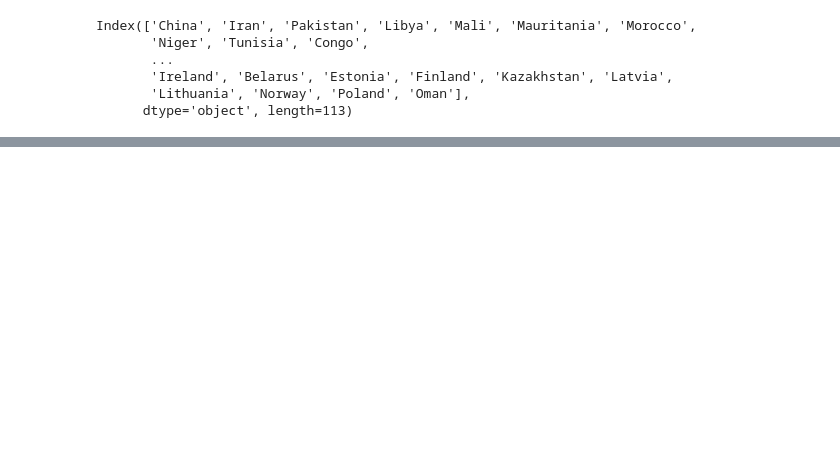
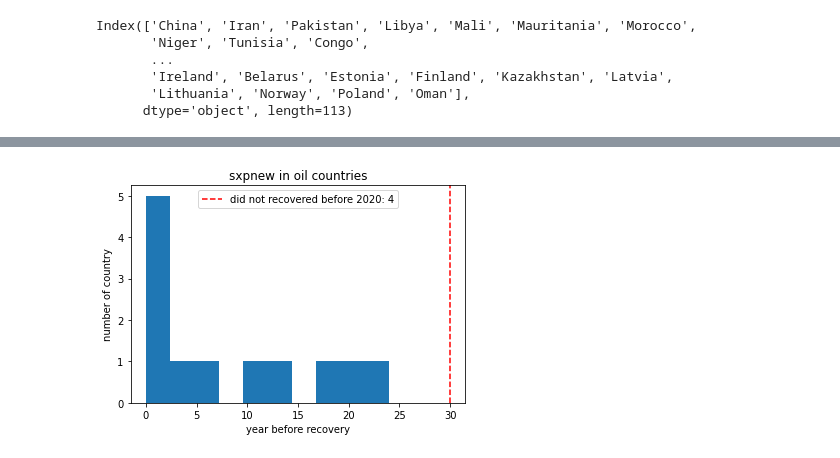
Before and after one commit to epfl-ada/ada-2020-project-milestone-p3-p3_cadastrophe, a Jupyter notebook: Data_Exploration.ipynb, the cells around one changed output, grey strips where cells are left out. Cells and saved outputs as stored; diff of their text form; code cells hidden in the pictures; blank space fills up the shorter version.

```diff
--- a/Data_Exploration.ipynb
+++ b/Data_Exploration.ipynb
@@ -1099,8 +1209,11 @@ plt.plot(year, no_CW, label="no CW")
 sambanis['year'] = sambanis['year'].apply(lambda x : int(x.year))
 # %%
 onsets = [(y[0],y[1]) for x, y in sambanis.loc[sambanis["warstds"]==1][["year","country"]].iterrows()]
+
+#onsets oil countries
+onsets = [(y[0],y[1]) for x, y in sambanis.loc[(sambanis["warstds"]==1) & (sambanis["oil"]==1)][["year","country"]].iterrows()]
 # %%
-feat = 'gdpgrowth'
+feat = 'sxpnew'
 
 j = 0
 year_to_recov = []
@@ -1121,7 +1234,9 @@ for i in range(len(onsets)):
         next_date=int(next_date[0])
         year_to_recov.append(
         next_date-onsets[i][0])
+        if next_date-onsets[i][0] > 20:
+            print("*", onsets[i][1], "("+str(onsets[i][0])+")", next_date-onsets[i][0], val)
+
     else:
-        print(onsets[i][1])
-        print(onsets[i][0])
+        print(onsets[i][1], "("+str(onsets[i][0])+")")
         j+=1
@@ -1128,11 +1263,13 @@ for i in range(len(onsets)):
 # %%
-plt.hist(year_to_recov, bins=30)
-plt.yscale('log')
-plt.axvline(x=20, ymax=j/75, c='r',
+plt.hist(year_to_recov)
+#plt.yscale('log')
+plt.axvline(x=30, ymax=np.log(j)/np.log(2), c='r',
             ls='--',
-            label=f"not recovered before 2020: {j}")
-plt.title(feat)
+            label=f"did not recovered before 2020: {j}")
+plt.title(feat+ " in oil countries")
 plt.ylabel("number of country")
 plt.xlabel("year before recovery")
 plt.legend()
 plt.show()
+# %% [output]
+[figure, added]
```
Also changed, not shown: parts of 39 cells of this notebook, 1 other file.
